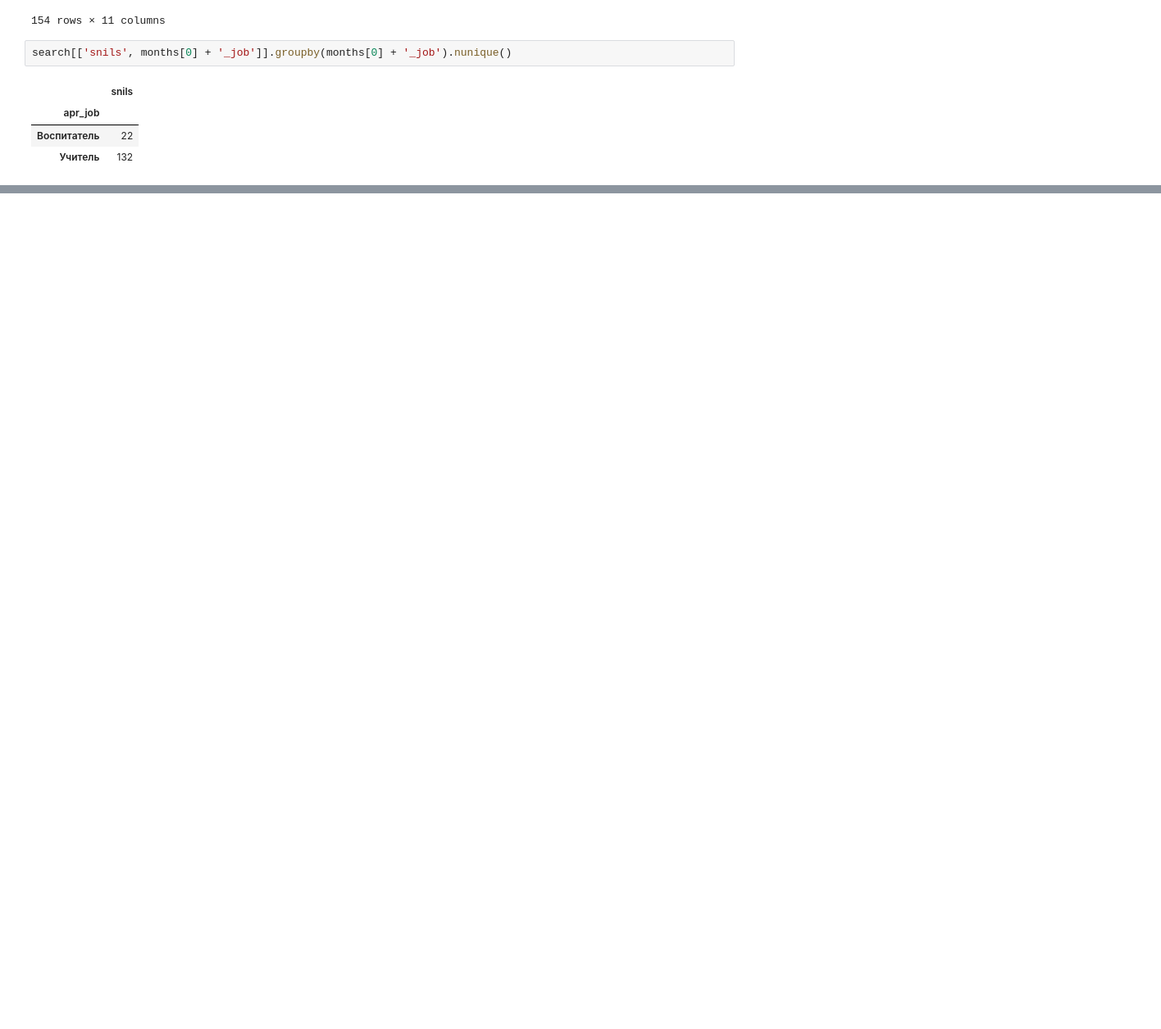
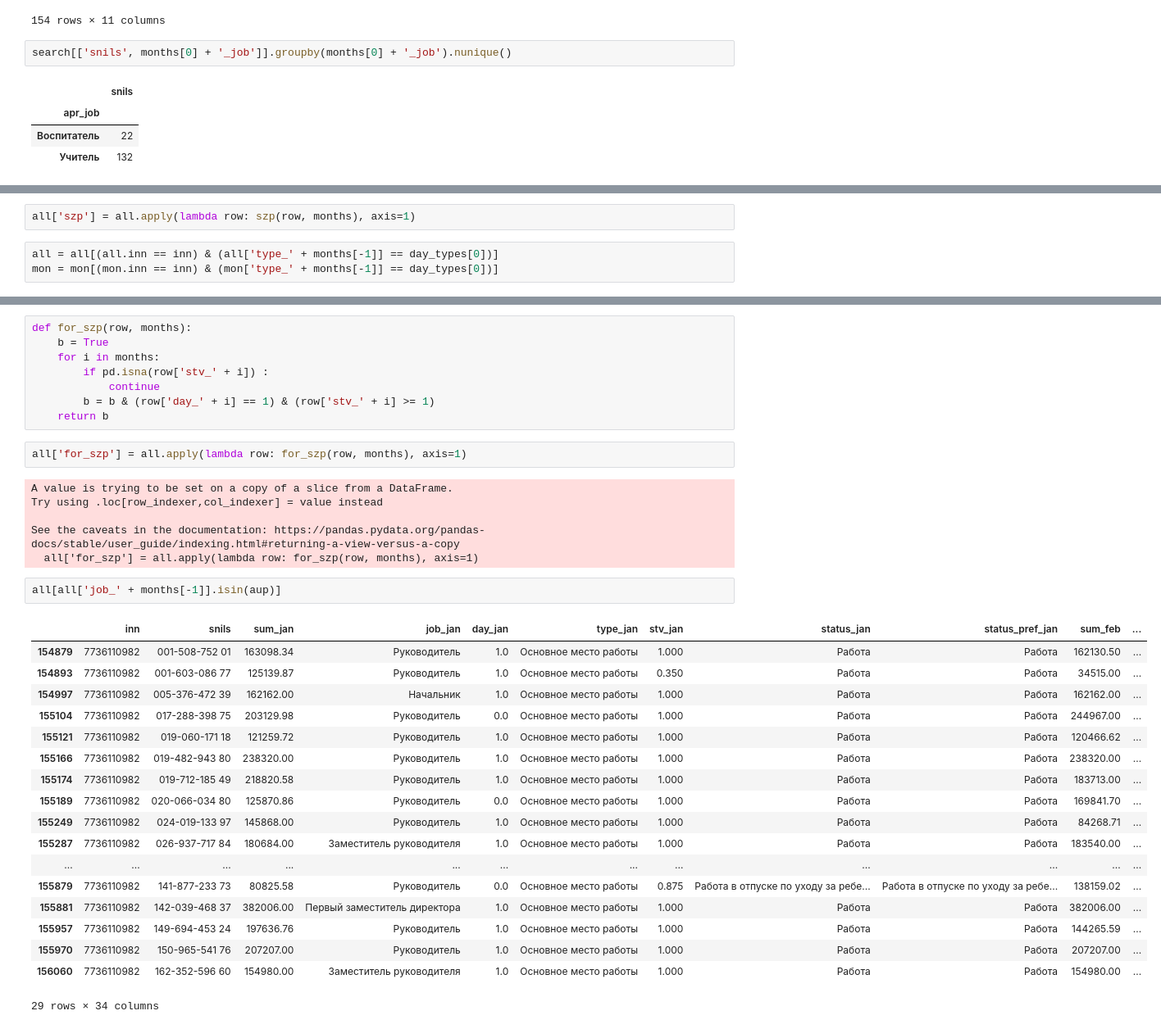
Before and after one commit to Mr-Maxraw/cfo-parser, a Jupyter notebook: counting/teach_vosp.ipynb, the cells around one changed output, grey strips where cells are left out. Shown at 82% size. Drawn from its saved outputs; the diff is of its cells as text; blank space fills up the shorter version.

```diff
--- a/counting/teach_vosp.ipynb
+++ b/counting/teach_vosp.ipynb
@@ -38,0 +67,5 @@ search[['snils', months[0] + '_job']].groupby(months[0] + '_job').nunique()
+# %%
+all['szp'] = all.apply(lambda row: szp(row, months), axis=1)
+# %%
+all = all[(all.inn == inn) & (all['type_' + months[-1]] == day_types[0])]
+mon = mon[(mon.inn == inn) & (mon['type_' + months[-1]] == day_types[0])]
@@ -38,0 +129,37 @@ search[['snils', months[0] + '_job']].groupby(months[0] + '_job').nunique()
+# %%
+def for_szp(row, months):
+    b = True
+    for i in months:
+        if pd.isna(row['stv_' + i]) :
+            continue
+        b = b & (row['day_' + i] == 1) & (row['stv_' + i] >= 1)
+    return b
+# %%
+all['for_szp'] = all.apply(lambda row: for_szp(row, months), axis=1)
+# %% [output]
+A value is trying to be set on a copy of a slice from a DataFrame.
+Try using .loc[row_indexer,col_indexer] = value instead
+
+See the caveats in the documentation: https://pandas.pydata.org/pandas-docs/stable/user_guide/indexing.html#returning-a-view-versus-a-copy
+  all['for_szp'] = all.apply(lambda row: for_szp(row, months), axis=1)
+# %%
+all[all['job_' + months[-1]].isin(aup)]
+# %% [output]
+|  | inn | snils | sum_jan | job_jan | day_jan | type_jan | stv_jan | status_jan | status_pref_jan | sum_feb | ... |
+| 154879 | 7736110982 | 001-508-752 01 | 163098.34 | Руководитель | 1.0 | Основное место работы | 1.000 | Работа | Работа | 162130.50 | ... |
+| 154893 | 7736110982 | 001-603-086 77 | 125139.87 | Руководитель | 1.0 | Основное место работы | 0.350 | Работа | Работа | 34515.00 | ... |
+| 154997 | 7736110982 | 005-376-472 39 | 162162.00 | Начальник | 1.0 | Основное место работы | 1.000 | Работа | Работа | 162162.00 | ... |
+| 155104 | 7736110982 | 017-288-398 75 | 203129.98 | Руководитель | 0.0 | Основное место работы | 1.000 | Работа | Работа | 244967.00 | ... |
+| 155121 | 7736110982 | 019-060-171 18 | 121259.72 | Руководитель | 1.0 | Основное место работы | 1.000 | Работа | Работа | 120466.62 | ... |
+| 155166 | 7736110982 | 019-482-943 80 | 238320.00 | Руководитель | 1.0 | Основное место работы | 1.000 | Работа | Работа | 238320.00 | ... |
+| 155174 | 7736110982 | 019-712-185 49 | 218820.58 | Руководитель | 1.0 | Основное место работы | 1.000 | Работа | Работа | 183713.00 | ... |
+| 155189 | 7736110982 | 020-066-034 80 | 125870.86 | Руководитель | 0.0 | Основное место работы | 1.000 | Работа | Работа | 169841.70 | ... |
+| 155249 | 7736110982 | 024-019-133 97 | 145868.00 | Руководитель | 1.0 | Основное место работы | 1.000 | Работа | Работа | 84268.71 | ... |
+| 155287 | 7736110982 | 026-937-717 84 | 180684.00 | Заместитель руководителя | 1.0 | Основное место работы | 1.000 | Работа | Работа | 183540.00 | ... |
+| ... | ... | ... | ... | ... | ... | ... | ... | ... | ... | ... | ... |
+| 155879 | 7736110982 | 141-877-233 73 | 80825.58 | Руководитель | 0.0 | Основное место работы | 0.875 | Работа в отпуске по уходу за ребе... | Работа в отпуске по уходу за ребе... | 138159.02 | ... |
+| 155881 | 7736110982 | 142-039-468 37 | 382006.00 | Первый заместитель директора | 1.0 | Основное место работы | 1.000 | Работа | Работа | 382006.00 | ... |
+| 155957 | 7736110982 | 149-694-453 24 | 197636.76 | Руководитель | 1.0 | Основное место работы | 1.000 | Работа | Работа | 144265.59 | ... |
+| 155970 | 7736110982 | 150-965-541 76 | 207207.00 | Руководитель | 1.0 | Основное место работы | 1.000 | Работа | Работа | 207207.00 | ... |
+| 156060 | 7736110982 | 162-352-596 60 | 154980.00 | Заместитель руководителя | 1.0 | Основное место работы | 1.000 | Работа | Работа | 154980.00 | ... |
+29 rows × 34 columns
```
Also changed, not shown: parts of 27 cells of this notebook.
